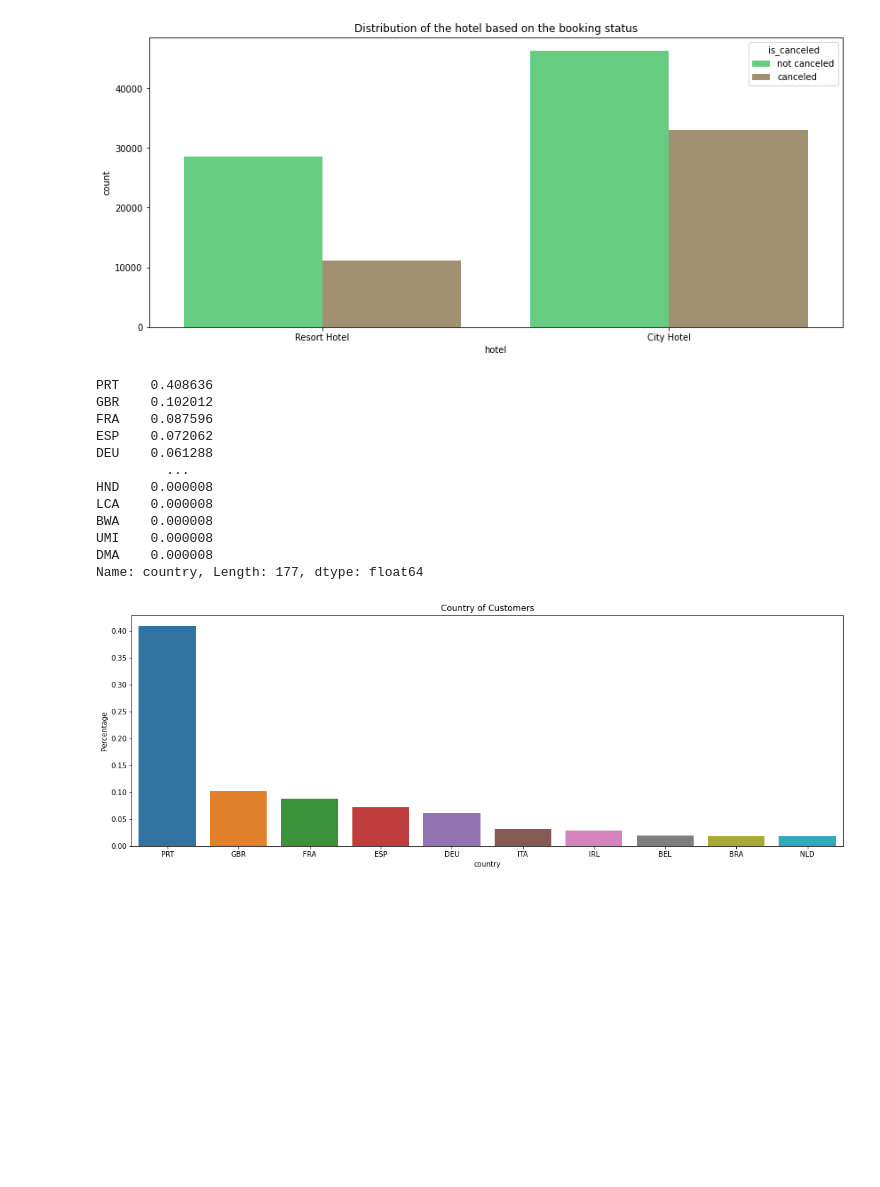
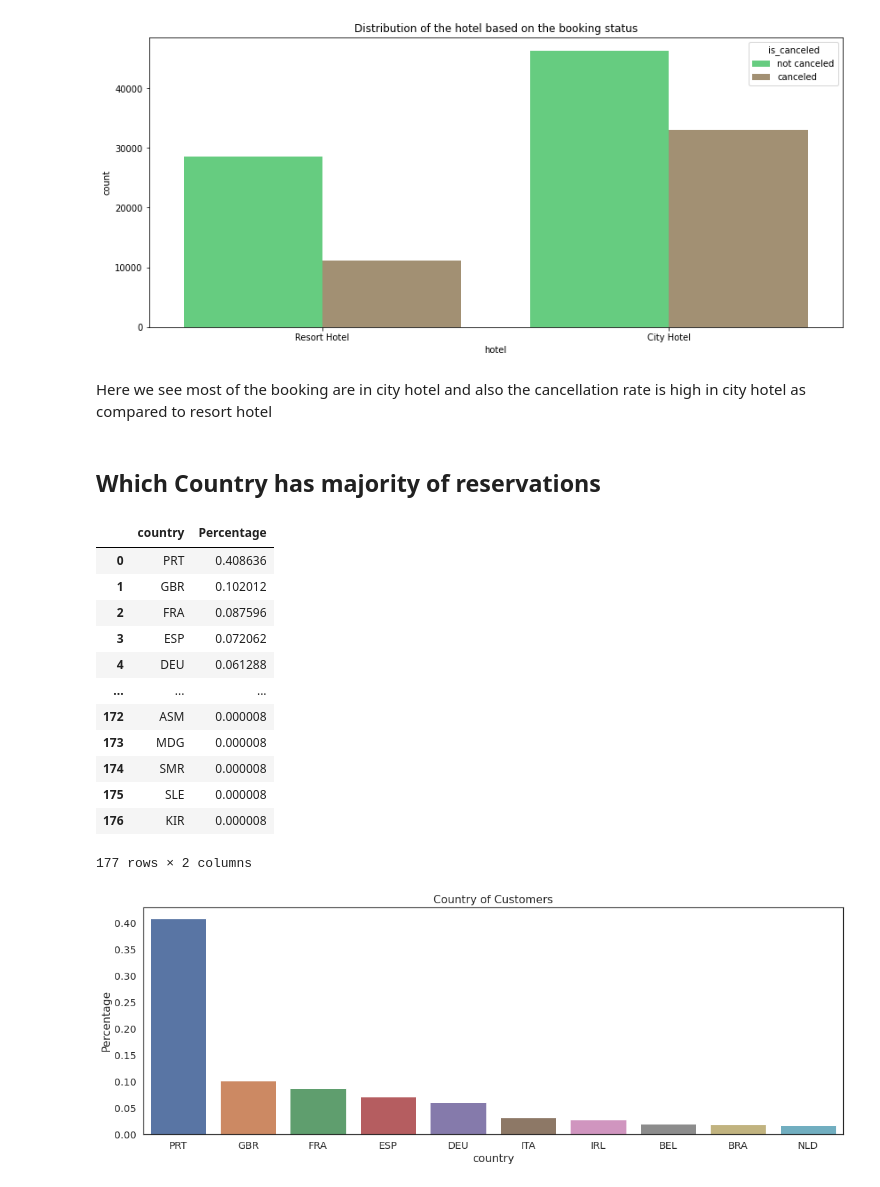
Before and after one commit to rahool010/Hotel-Booking-Analysis, a Jupyter notebook: Hotel_Booking_Analysis_Capstone_Project.ipynb, the cells around one changed output. Saved outputs shown, nothing was run; the diff lists cells and outputs as text; code cells hidden in the pictures; blank space fills up the shorter version.

```diff
--- a/Hotel_Booking_Analysis_Capstone_Project.ipynb
+++ b/Hotel_Booking_Analysis_Capstone_Project.ipynb
@@ -192,26 +192,31 @@ plt.title("Distribution of the hotel based on the booking status")
 plt.show()
 # %% [output]
 [figure]
+# %% [markdown]
+Here we see most of the booking are in city hotel and also the cancellation rate is high in city hotel as compared to resort hotel
+# %% [markdown]
+## Which Country has majority of reservations
 # %%
-data.country.value_counts(normalize=True)
+country_booking = data['country'].value_counts(normalize=True).rename_axis('country').reset_index(name='Percentage')
+country_booking
 # %% [output]
+|  | country | Percentage |
+| 0 | PRT | 0.408636 |
+| 1 | GBR | 0.102012 |
+| 2 | FRA | 0.087596 |
+| 3 | ESP | 0.072062 |
+| 4 | DEU | 0.061288 |
+| ... | ... | ... |
+| 172 | ASM | 0.000008 |
+| 173 | MDG | 0.000008 |
+| 174 | SMR | 0.000008 |
+| 175 | SLE | 0.000008 |
+| 176 | KIR | 0.000008 |
-PRT    0.408636
-GBR    0.102012
-FRA    0.087596
-ESP    0.072062
-DEU    0.061288
-         ...
-HND    0.000008
-LCA    0.000008
-BWA    0.000008
-UMI    0.000008
-DMA    0.000008
-Name: country, Length: 177, dtype: float64
+177 rows × 2 columns
 # %%
 plt.figure(figsize=(18,6))
-country_booking = data['country'].value_counts(normalize=True).rename_axis('country').reset_index(name='Percentage')
 sns.barplot(x='country', y='Percentage', data=country_booking.head(10))
 plt.title('Country of Customers')
 plt.show()
 # %% [output]
-[figure, old version]
+[figure, new version]
```
Also changed, not shown: parts of 30 cells of this notebook.
